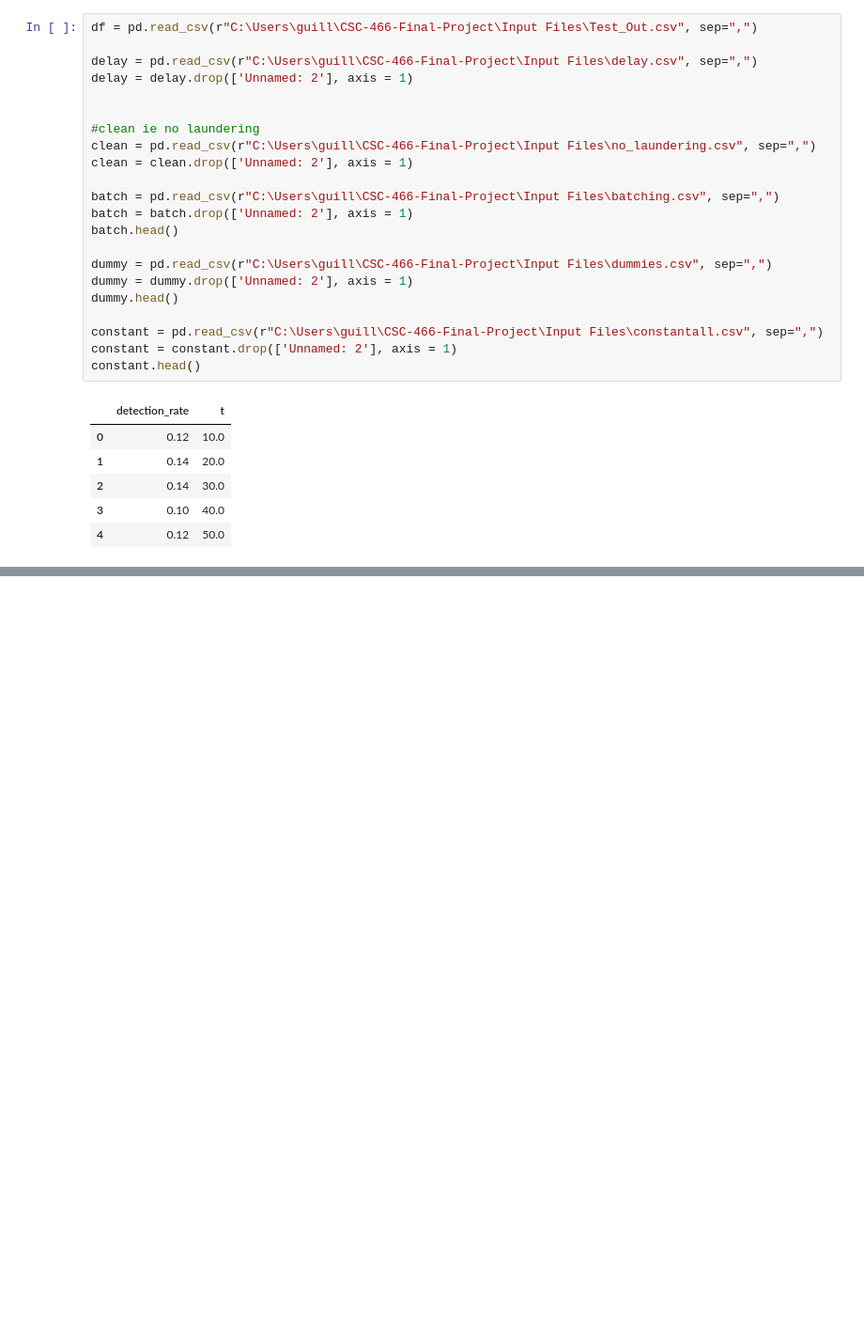
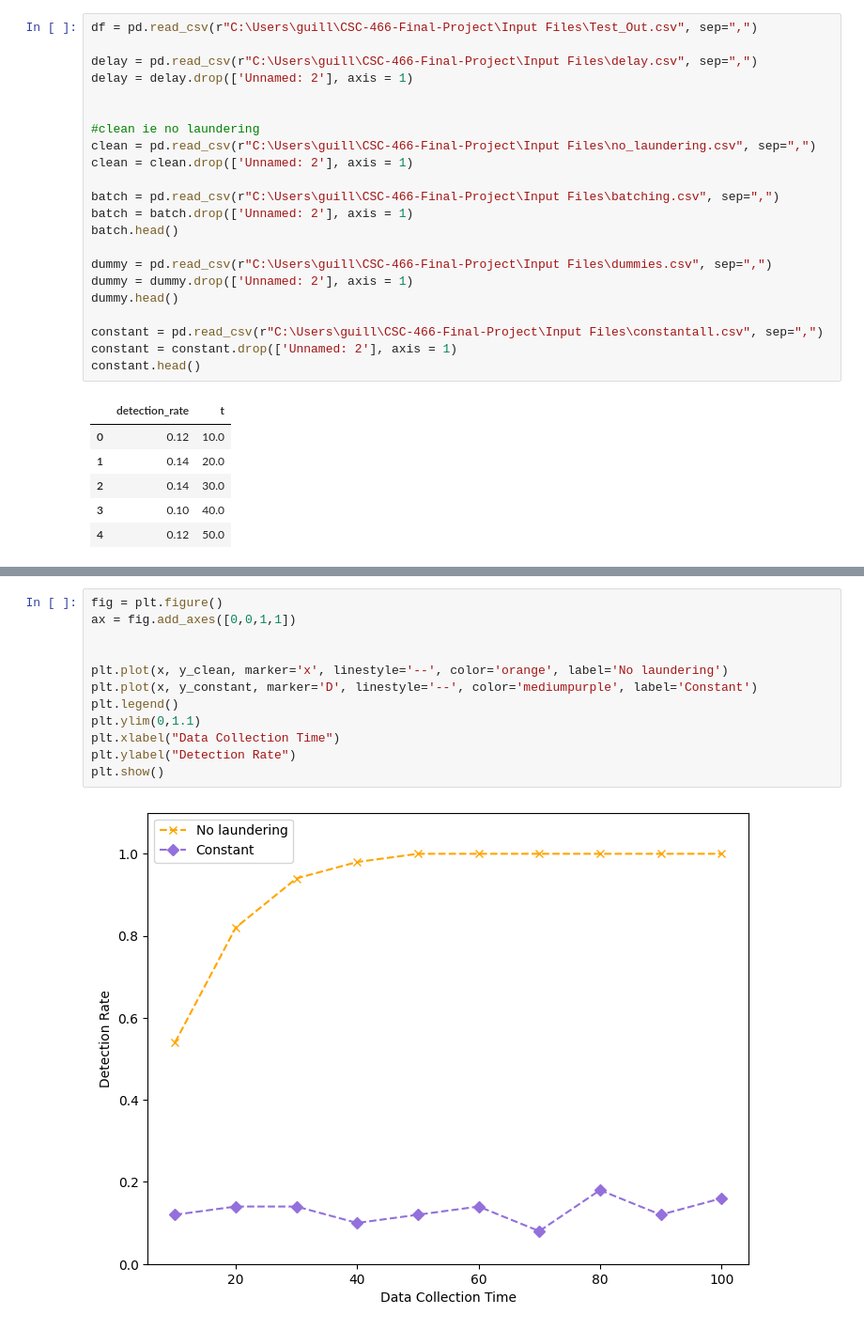
Before and after one commit to GuillaumeClaude/CSC-466-Final-Project, a Jupyter notebook: analysis.ipynb, the cells around one changed output, grey strips where cells are left out. Shown at 94% size. Drawn from its saved outputs; the diff is of its cells as text; blank space fills up the shorter version.

```diff
--- a/analysis.ipynb
+++ b/analysis.ipynb
@@ -74,0 +92,14 @@ constant data [0.12, 0.14, 0.14, 0.1, 0.12, 0.14, 0.08, 0.18, 0.12, 0.16]
+# %%
+fig = plt.figure()
+ax = fig.add_axes([0,0,1,1])
+
+
+plt.plot(x, y_clean, marker='x', linestyle='--', color='orange', label='No laundering')
+plt.plot(x, y_constant, marker='D', linestyle='--', color='mediumpurple', label='Constant')
+plt.legend()
+plt.ylim(0,1.1)
+plt.xlabel("Data Collection Time")
+plt.ylabel("Detection Rate")
+plt.show()
+# %% [output]
+[figure, added]
```
Also changed, not shown: parts of 3 cells of this notebook.
